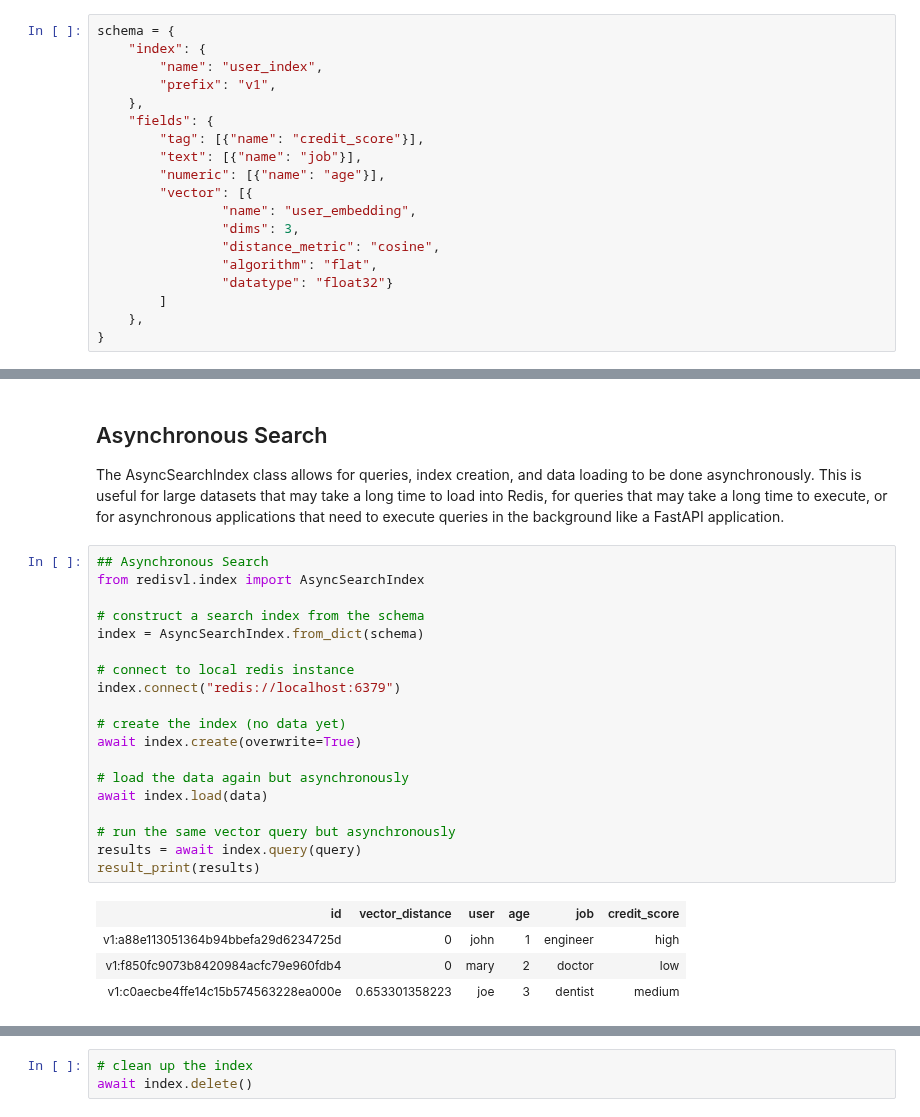
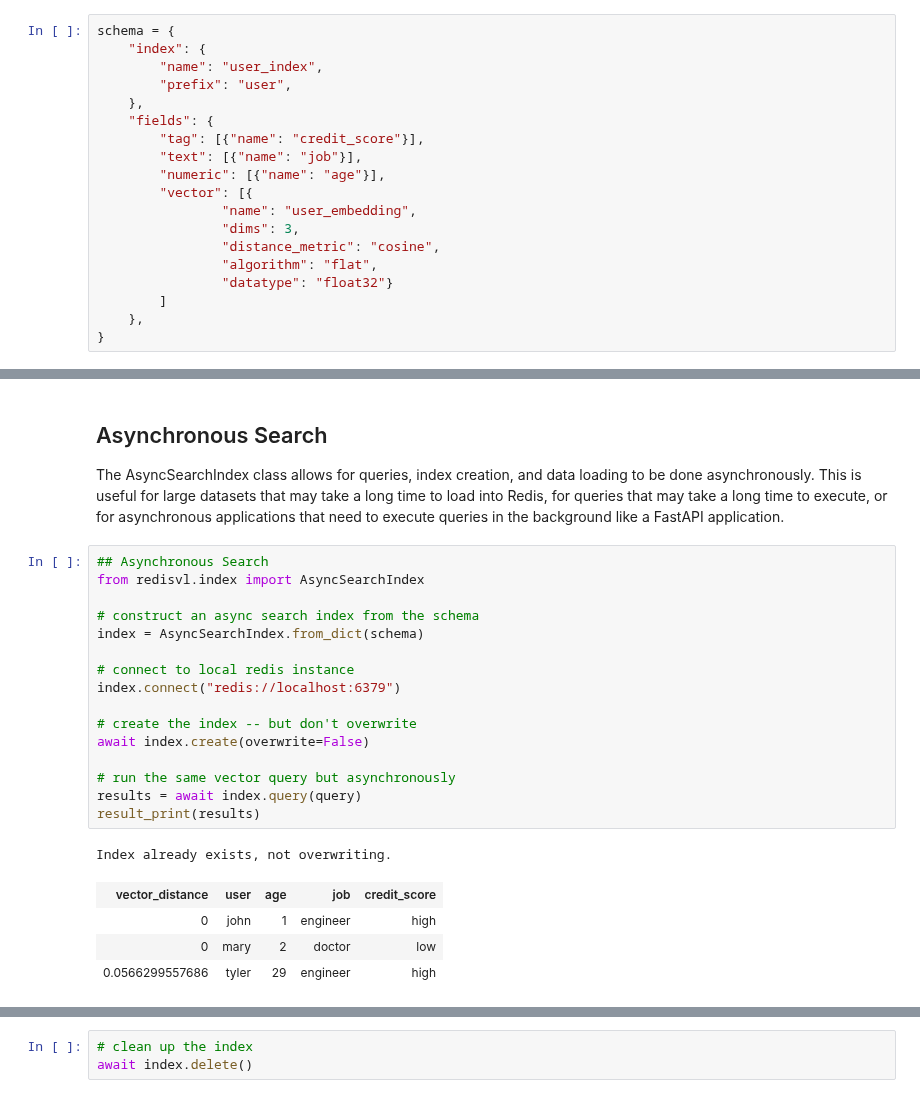
Before and after one commit to redis/redis-vl-python, a Jupyter notebook: docs/user_guide/getting_started_01.ipynb, the cells around one changed output, grey strips where cells are left out. Cells and saved outputs as stored; diff of their text form.

```diff
--- a/docs/user_guide/getting_started_01.ipynb
+++ b/docs/user_guide/getting_started_01.ipynb
@@ -96,7 +102,7 @@ In Python, this looks like:
 schema = {
     "index": {
         "name": "user_index",
-        "prefix": "v1",
+        "prefix": "user",
     },
     "fields": {
         "tag": [{"name": "credit_score"}],
@@ -208,27 +259,25 @@ The AsyncSearchIndex class allows for queries, index creation, and data loading
 # %%
 ## Asynchronous Search
 from redisvl.index import AsyncSearchIndex
 
-# construct a search index from the schema
+# construct an async search index from the schema
 index = AsyncSearchIndex.from_dict(schema)
 
 # connect to local redis instance
 index.connect("redis://localhost:6379")
 
-# create the index (no data yet)
-await index.create(overwrite=True)
-
-# load the data again but asynchronously
-await index.load(data)
+# create the index -- but don't overwrite
+await index.create(overwrite=False)
 
 # run the same vector query but asynchronously
 results = await index.query(query)
 result_print(results)
 # %% [output]
+Index already exists, not overwriting.
-| id | vector_distance | user | age | job | credit_score |
-| v1:a88e113051364b94bbefa29d6234725d | 0 | john | 1 | engineer | high |
-| v1:f850fc9073b8420984acfc79e960fdb4 | 0 | mary | 2 | doctor | low |
-| v1:c0aecbe4ffe14c15b574563228ea000e | 0.653301358223 | joe | 3 | dentist | medium |
+| vector_distance | user | age | job | credit_score |
+| 0 | john | 1 | engineer | high |
+| 0 | mary | 2 | doctor | low |
+| 0.0566299557686 | tyler | 29 | engineer | high |
 # %%
 # We can also use the CLI to check the stats for the index we just used
 !rvl stats -i user_index
```
Also changed, not shown: parts of 16 cells of this notebook, 1 other file.
